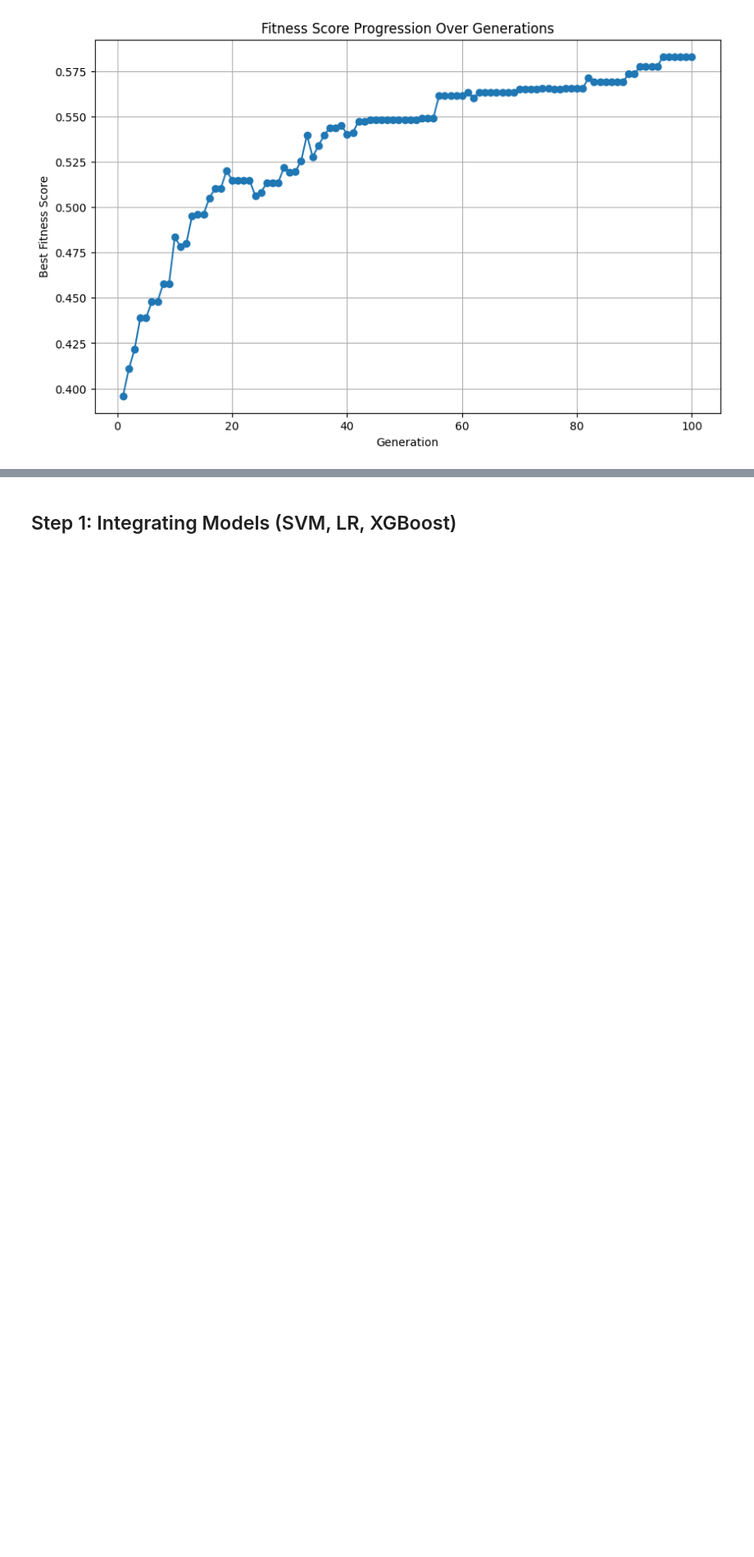
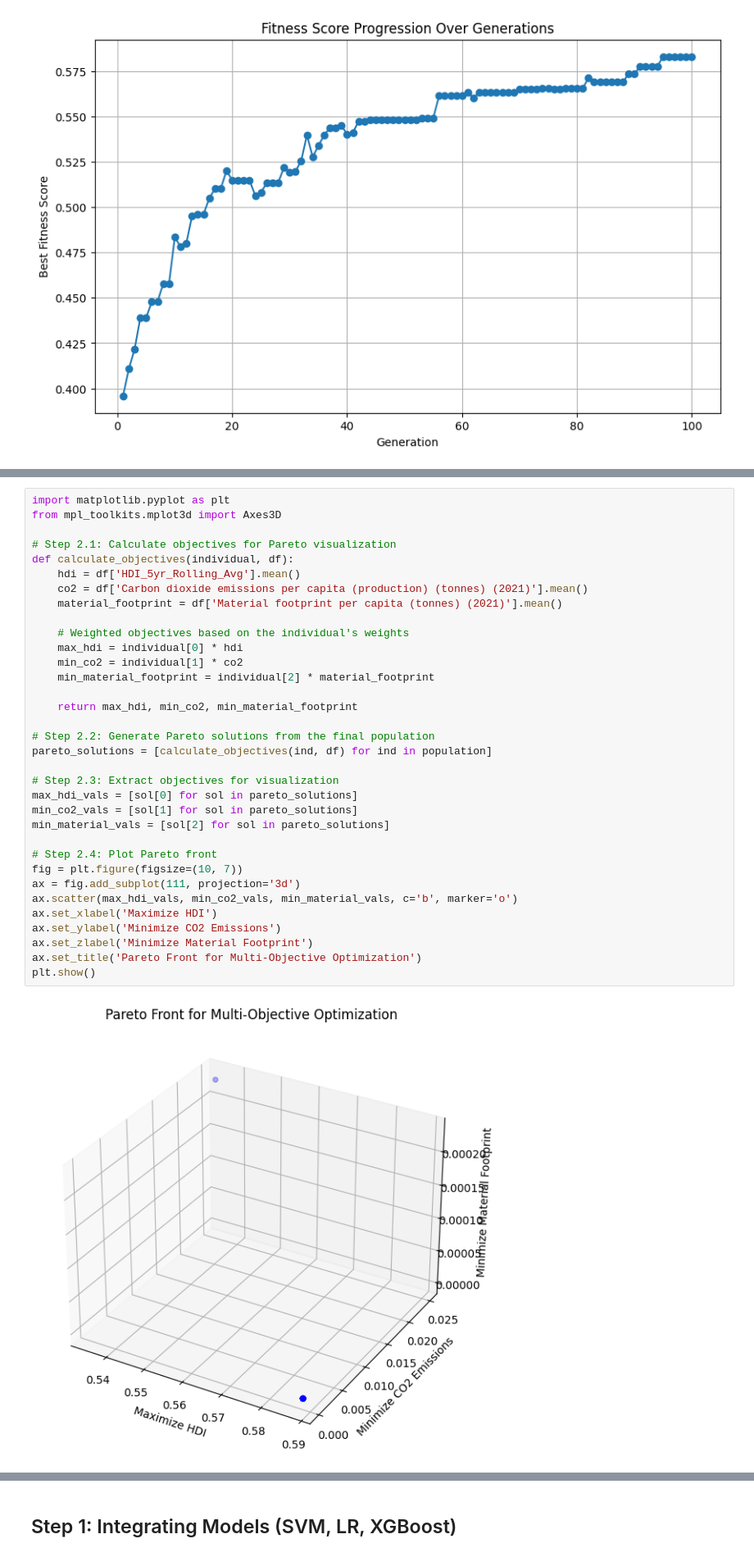
Before and after one commit to Chayonimeu/Multi-Objective-Optimization, a Jupyter notebook: Final Report.ipynb, the cells around one changed output, grey strips where cells are left out. Shown at 82% size. Saved outputs shown, nothing was run; the diff lists cells and outputs as text; blank space fills up the shorter version.

```diff
--- a/Final Report.ipynb
+++ b/Final Report.ipynb
@@ -375,0 +508,36 @@ plt.show()
+# %%
+import matplotlib.pyplot as plt
+from mpl_toolkits.mplot3d import Axes3D
+
+# Step 2.1: Calculate objectives for Pareto visualization
+def calculate_objectives(individual, df):
+    hdi = df['HDI_5yr_Rolling_Avg'].mean()
+    co2 = df['Carbon dioxide emissions per capita (production) (tonnes) (2021)'].mean()
+    material_footprint = df['Material footprint per capita (tonnes) (2021)'].mean()
+
+    # Weighted objectives based on the individual's weights
+    max_hdi = individual[0] * hdi
+    min_co2 = individual[1] * co2
+    min_material_footprint = individual[2] * material_footprint
+
+    return max_hdi, min_co2, min_material_footprint
+
+# Step 2.2: Generate Pareto solutions from the final population
+pareto_solutions = [calculate_objectives(ind, df) for ind in population]
+
+# Step 2.3: Extract objectives for visualization
+max_hdi_vals = [sol[0] for sol in pareto_solutions]
+min_co2_vals = [sol[1] for sol in pareto_solutions]
+min_material_vals = [sol[2] for sol in pareto_solutions]
+
+# Step 2.4: Plot Pareto front
+fig = plt.figure(figsize=(10, 7))
+ax = fig.add_subplot(111, projection='3d')
+ax.scatter(max_hdi_vals, min_co2_vals, min_material_vals, c='b', marker='o')
+ax.set_xlabel('Maximize HDI')
+ax.set_ylabel('Minimize CO2 Emissions')
+ax.set_zlabel('Minimize Material Footprint')
+ax.set_title('Pareto Front for Multi-Objective Optimization')
+plt.show()
+# %% [output]
+[figure, added]
```
Also changed, not shown: parts of 11 cells of this notebook.
